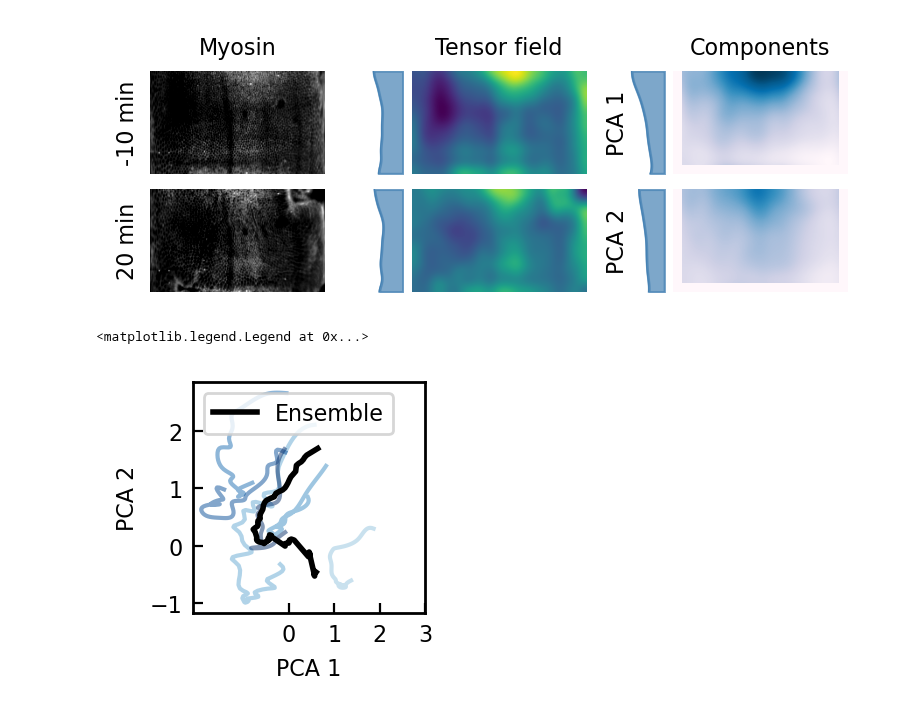
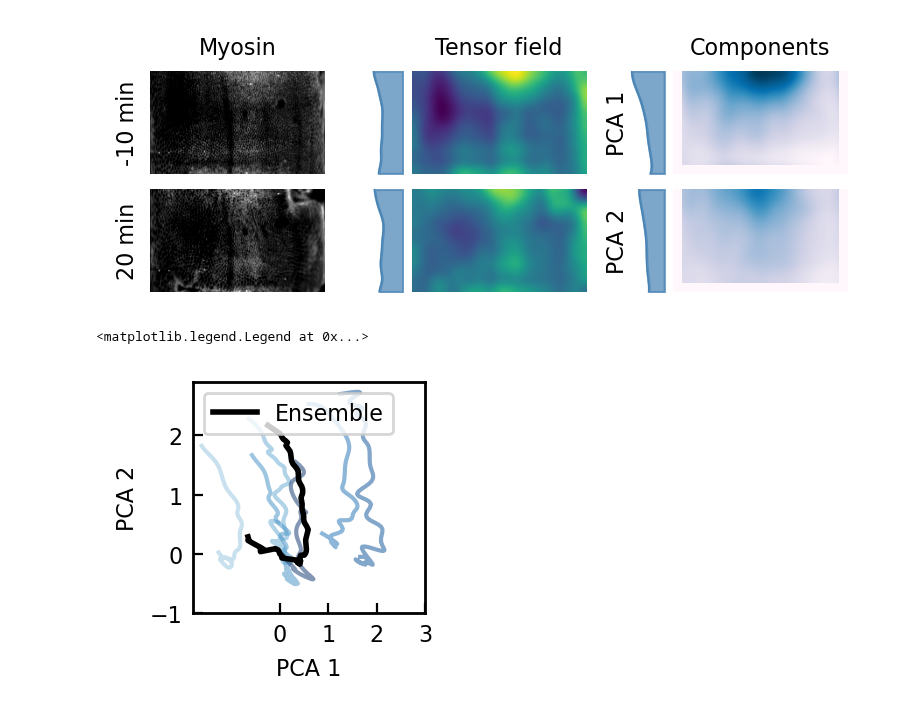
Before and after one commit to jcolen/drosophila_morphogenesis, a Jupyter notebook: 01.PCAModels/VisualizePCAData.ipynb, the cells around one changed output. Saved outputs shown, nothing was run; the diff lists cells and outputs as text; code cells hidden in the pictures.

```diff
--- a/01.PCAModels/VisualizePCAData.ipynb
+++ b/01.PCAModels/VisualizePCAData.ipynb
@@ -195,9 +192,10 @@ fig.subplots_adjust(wspace=0.5, hspace=0.05)
 [figure]
 # %%
 from scipy.interpolate import splprep, splev
+from morphogenesis.decomposition.decomposition_utils import get_decomposition_results
 
 plt.rcParams['axes.linewidth'] = 1
-df = pd.read_csv(f'{sqh_dataset.path}/decomposition_models/tensor_SVDPipeline.csv')
+df = get_decomposition_results(sqh_dataset)
 
 tmin, tmax = -15, 30
 df = df[(df.t >= tmin) & (df.t <= tmax)]
@@ -309,10 +307,10 @@ fig.subplots_adjust(wspace=0.5, hspace=0.05)
 [figure]
 # %%
 from scipy.interpolate import splprep, splev
+from morphogenesis.decomposition.decomposition_utils import get_decomposition_results
 
 plt.rcParams['axes.linewidth'] = 1
-df = pd.read_csv(f'{sqh_dataset.path}/decomposition_models/velocity_SVDPipeline.csv')
-
+df = get_decomposition_results(sqh_dataset)
 tmin, tmax = -15, 30
 df = df[(df.t >= tmin) & (df.t <= tmax)]
 
@@ -460,41 +458,41 @@ fig.subplots_adjust(wspace=0.5, hspace=0.05)
 [figure]
 # %%
 from scipy.interpolate import splprep, splev
+from morphogenesis.decomposition.decomposition_utils import get_decomposition_results
 
 plt.rcParams['axes.linewidth'] = 1
-df = pd.read_csv(f'{cad_dataset.path}/decomposition_models/raw_SVDPipeline.csv')
-
+df = get_decomposition_results(cad_dataset)
 tmin, tmax = -15, 30
 df = df[(df.t >= tmin) & (df.t <= tmax)]
 
 fig, ax = plt.subplots(1, 1, figsize=(1.5, 1.5), dpi=200)
 
 colors = plt.cm.Blues(np.linspace(0.4, 1.0, len(df.embryoID.unique())))
 
 for i, embryoID in enumerate(df.embryoID.unique()):
     data = df[df.embryoID == embryoID].sort_values('t')
     data = data.loc[:, ['param0', 'param1']]
     data = data.drop_duplicates()
     x = data.param0.values
     y = data.param1.values
 
     #Smooth using spline interpolant in between timepoints
     f, _ = splprep([x, y], s=.05)
     x, y, = splev(np.linspace(0, 1, 100), f)
     ax.plot(x, y, c=colors[i], alpha=0.5)
 
 df['t'] = np.round(df['t'])
 data = df.groupby('t').agg({'param0': 'mean', 'param1': 'mean'}).reset_index()
 t = np.linspace(tmin, tmax, 100)
 p0 = interp1d(data.t, data.param0, fill_value='extrapolate')
 p1 = interp1d(data.t, data.param1, fill_value='extrapolate')
 ax.plot(p0(t), p1(t),
         color='black', lw=2, label='Ensemble')
 
 ax.set(xticks=[0, 1, 2, 3], yticks=[-1, 0, 1, 2],
        xlabel='PCA 1',
        ylabel='PCA 2')
 ax.legend(loc='upper left')
 # %% [output]
 <matplotlib.legend.Legend at 0x...>
-[figure, old version]
+[figure, new version]
```
Also changed, not shown: parts of 2 cells of this notebook, 21 other files.
